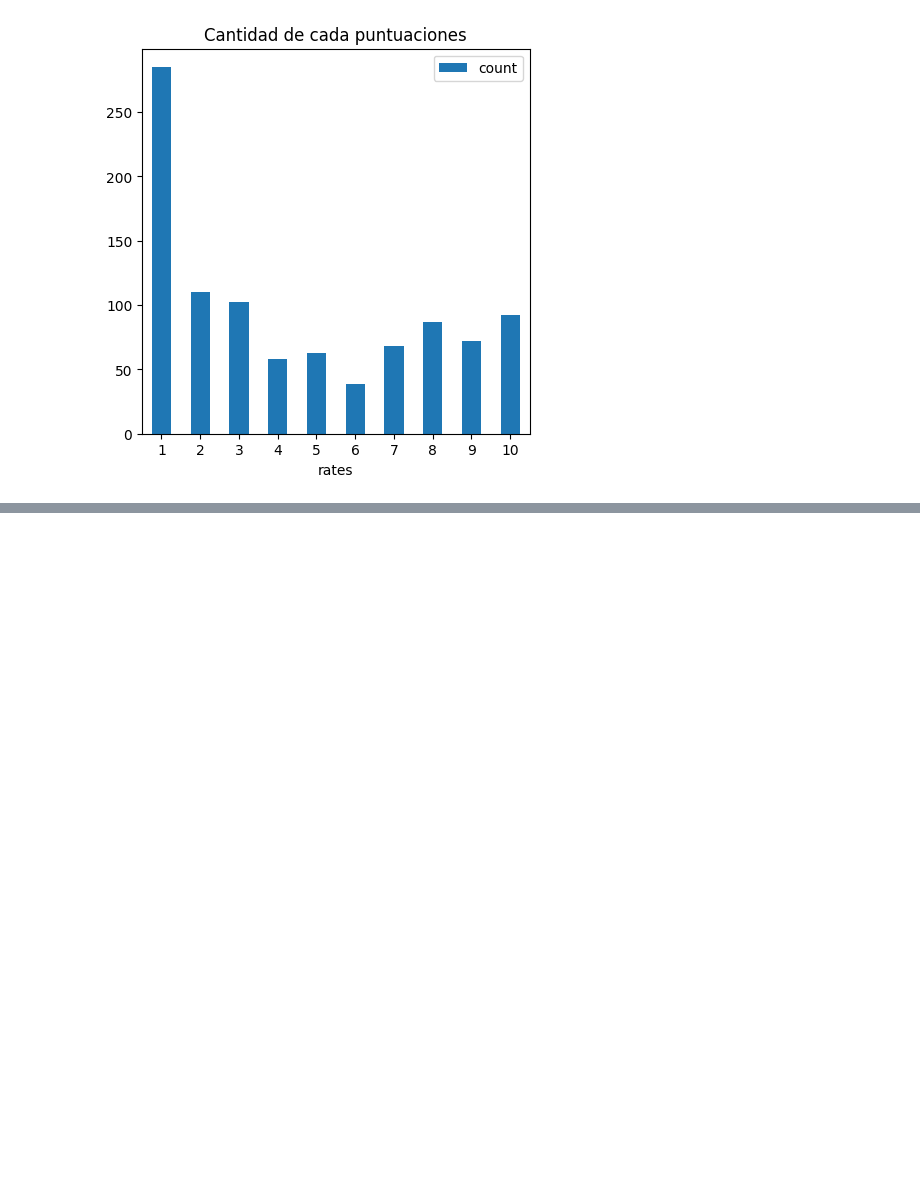
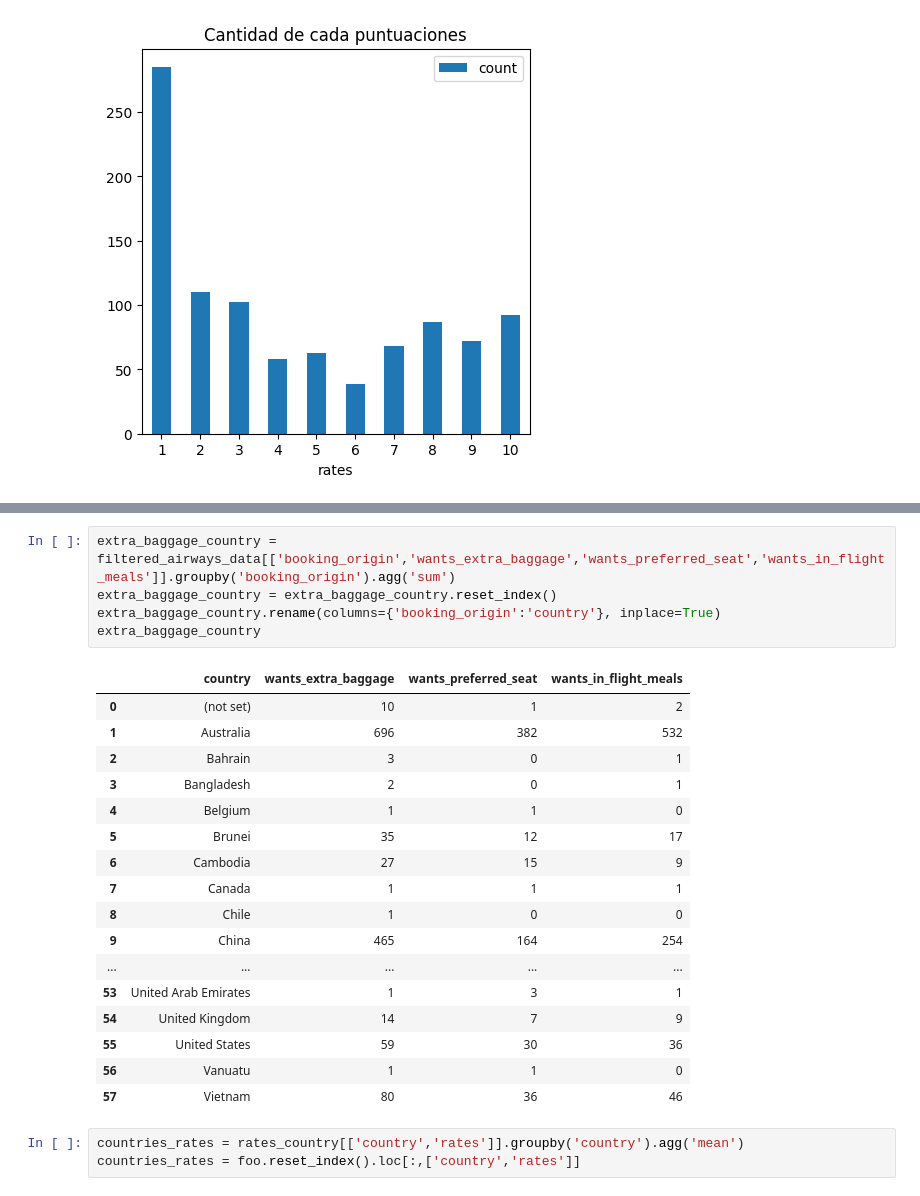
Before and after one commit to agalarza768/TP1-Orga_de_datos, a Jupyter notebook: TP_Orga.ipynb, the cells around one changed output, grey strips where cells are left out. Drawn from its saved outputs; the diff is of its cells as text; blank space fills up the shorter version.

```diff
--- a/TP_Orga.ipynb
+++ b/TP_Orga.ipynb
@@ -374,0 +392,26 @@ plt.show()
+# %%
+extra_baggage_country = filtered_airways_data[['booking_origin','wants_extra_baggage','wants_preferred_seat','wants_in_flight_meals']].groupby('booking_origin').agg('sum')
+extra_baggage_country = extra_baggage_country.reset_index()
+extra_baggage_country.rename(columns={'booking_origin':'country'}, inplace=True)
+extra_baggage_country
+# %% [output]
+|  | country | wants_extra_baggage | wants_preferred_seat | wants_in_flight_meals |
+| 0 | (not set) | 10 | 1 | 2 |
+| 1 | Australia | 696 | 382 | 532 |
+| 2 | Bahrain | 3 | 0 | 1 |
+| 3 | Bangladesh | 2 | 0 | 1 |
+| 4 | Belgium | 1 | 1 | 0 |
+| 5 | Brunei | 35 | 12 | 17 |
+| 6 | Cambodia | 27 | 15 | 9 |
+| 7 | Canada | 1 | 1 | 1 |
+| 8 | Chile | 1 | 0 | 0 |
+| 9 | China | 465 | 164 | 254 |
+| ... | ... | ... | ... | ... |
+| 53 | United Arab Emirates | 1 | 3 | 1 |
+| 54 | United Kingdom | 14 | 7 | 9 |
+| 55 | United States | 59 | 30 | 36 |
+| 56 | Vanuatu | 1 | 1 | 0 |
+| 57 | Vietnam | 80 | 36 | 46 |
+# %%
+countries_rates = rates_country[['country','rates']].groupby('country').agg('mean')
+countries_rates = foo.reset_index().loc[:,['country','rates']]
```
Also changed, not shown: parts of 2 cells of this notebook.
